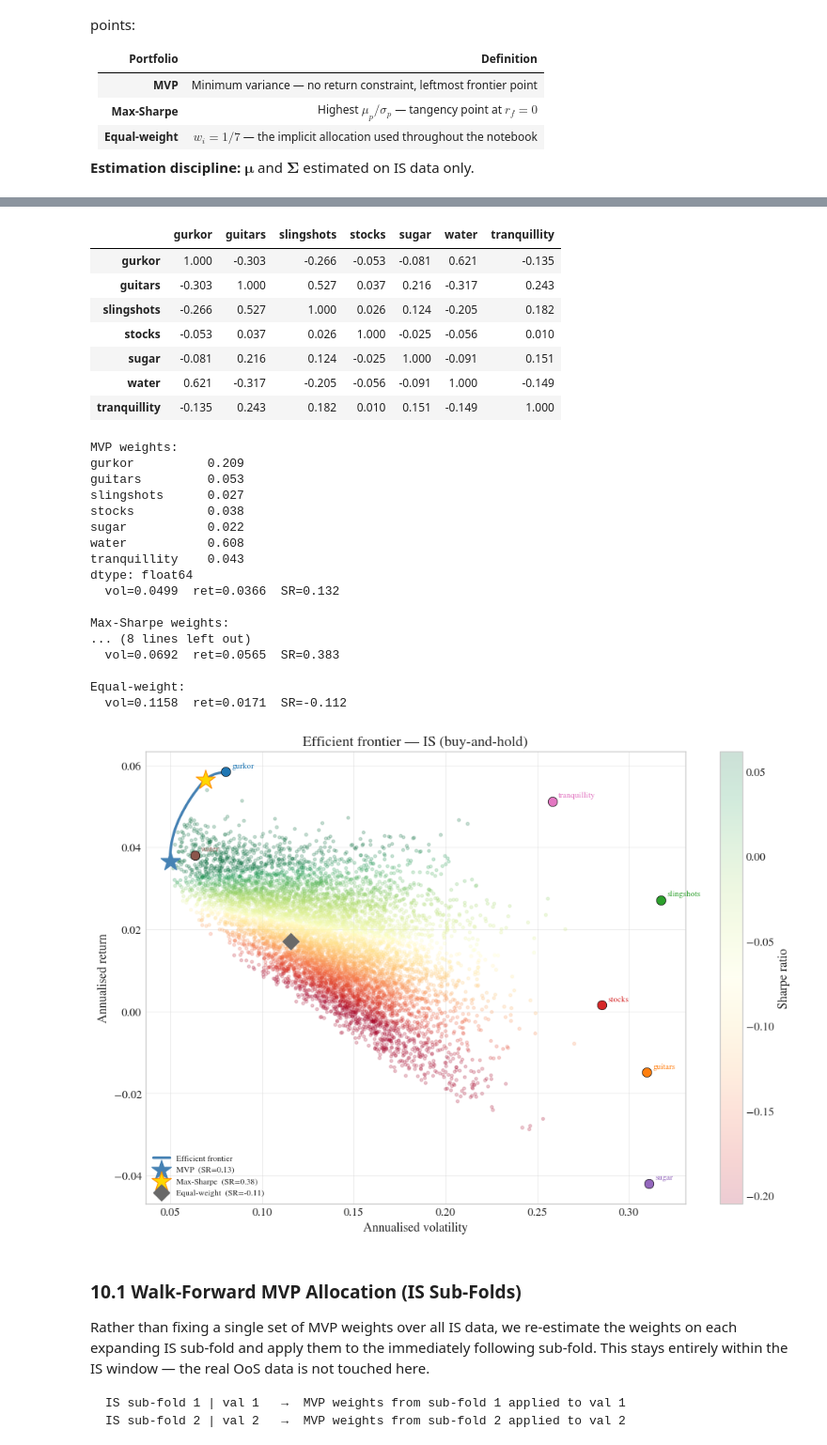
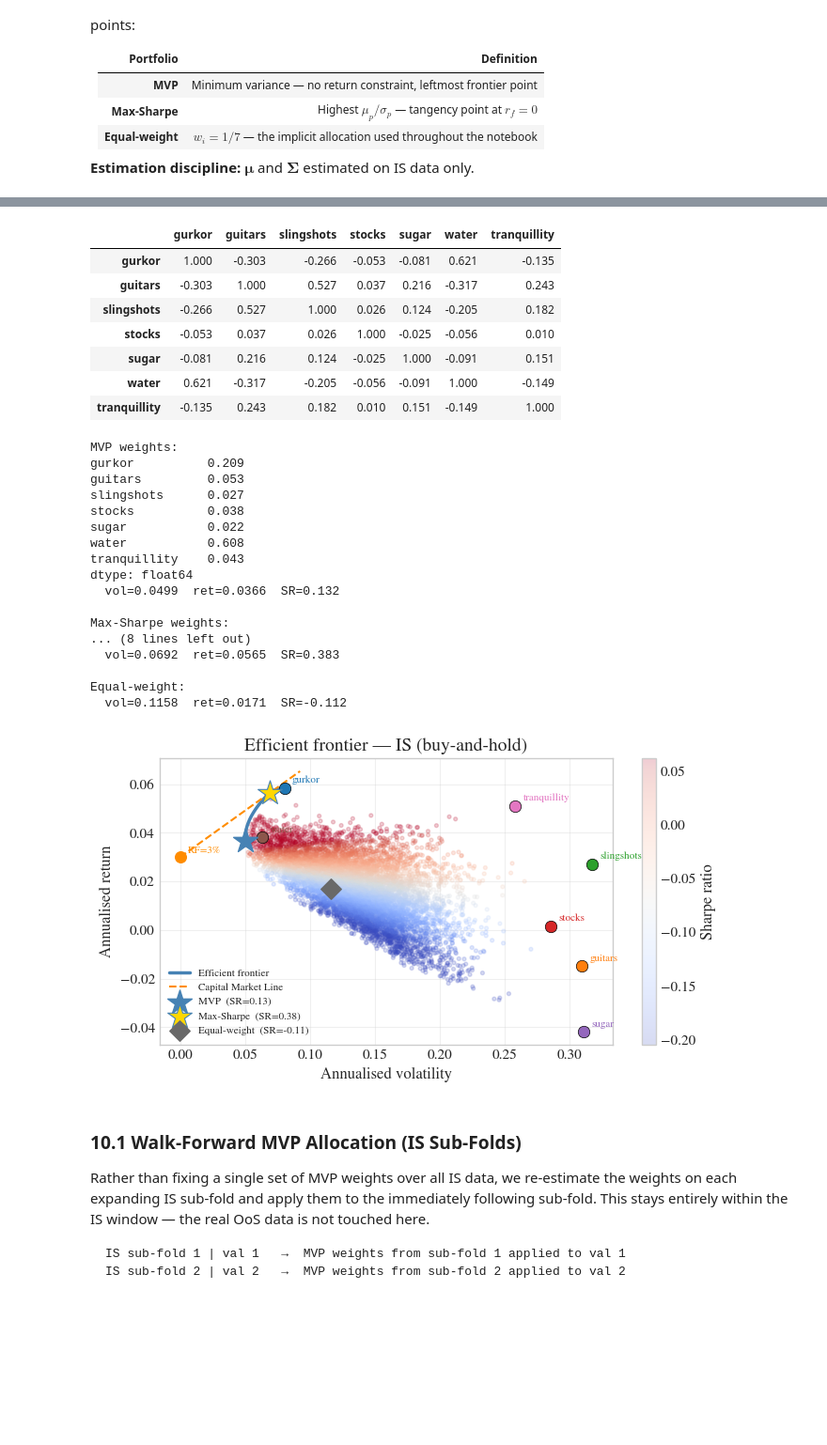
Before and after one commit to PeOll/TMS088, a Jupyter notebook: Subtasks-2/task4-Petter.ipynb, the cells around one changed output, grey strips where cells are left out. Shown at 94% size. Cells and saved outputs as stored; diff of their text form; code cells hidden in the pictures; blank space fills up the shorter version.

```diff
--- a/Subtasks-2/task4-Petter.ipynb
+++ b/Subtasks-2/task4-Petter.ipynb
@@ -296,6 +296,12 @@ def gusl_signal(prices: pd.DataFrame, window: int = 60,
                 entry_z: float = 1.5, exit_z: float = 0.5) -> pd.DataFrame:
     """Pairs wrapper: guitars / slingshots."""
     return pairs_signal(prices, "guitars", "slingshots", window, entry_z, exit_z)
+
+
+def ws_signal(prices: pd.DataFrame, window: int = 60,
+             entry_z: float = 1.5, exit_z: float = 0.5) -> pd.DataFrame:
+    """Pairs wrapper: water / slingshots."""
+    return pairs_signal(prices, "water", "slingshots", window, entry_z, exit_z)
 # %%
 def buy_and_hold_signal(prices: pd.DataFrame) -> pd.DataFrame:
     """Always long — baseline buy-and-hold. No parameters to tune."""
@@ -366,6 +372,12 @@ def gusl_ls_signal(prices: pd.DataFrame, window: int = 60,
                    entry_z: float = 1.5, exit_z: float = 0.5) -> pd.DataFrame:
     """Long-short pairs wrapper: guitars / slingshots."""
     return pairs_ls_signal(prices, "guitars", "slingshots", window, entry_z, exit_z)
+
+
+def ws_ls_signal(prices: pd.DataFrame, window: int = 60,
+                entry_z: float = 1.5, exit_z: float = 0.5) -> pd.DataFrame:
+    """Long-short pairs wrapper: water / slingshots."""
+    return pairs_ls_signal(prices, "water", "slingshots", window, entry_z, exit_z)
 # %% [markdown]
 ## 4. In-Sample Performance (Default Parameters)
 
@@ -382,8 +394,10 @@ STRAT_COLORS = {
     "MA crossover":    "steelblue",
     "Pairs g/w":       "mediumpurple",
     "Pairs gu/sl":     "crimson",
+    "Pairs w/sl":      "teal",
     "Pairs g/w LS":    "orchid",
     "Pairs gu/sl LS":  "firebrick",
+    "Pairs w/sl LS":   "darkcyan",
     "Buy & Hold":      "black",
 }
 
@@ -396,14 +410,20 @@ res_gw_ls_def   = apply_signal(gw_ls_signal(prices_is,
                                window=PAIRS_WINDOW, entry_z=PAIRS_ENTRY_Z, exit_z=PAIRS_EXIT_Z), prices_is)
 res_gusl_ls_def = apply_signal(gusl_ls_signal(prices_is,
                                window=PAIRS_WINDOW, entry_z=PAIRS_ENTRY_Z, exit_z=PAIRS_EXIT_Z), prices_is)
+res_ws_def      = apply_signal(ws_signal(prices_is,
+                               window=PAIRS_WINDOW, entry_z=PAIRS_ENTRY_Z, exit_z=PAIRS_EXIT_Z), prices_is)
+res_ws_ls_def   = apply_signal(ws_ls_signal(prices_is,
+                               window=PAIRS_WINDOW, entry_z=PAIRS_ENTRY_Z, exit_z=PAIRS_EXIT_Z), prices_is)
 res_bh_def      = apply_signal(buy_and_hold_signal(prices_is), prices_is)
 
 default_specs = [
     ("MA crossover",   res_ma_def,      "steelblue"),
     ("Pairs g/w",      res_gw_def,      "mediumpurple"),
     ("Pairs gu/sl",    res_gusl_def,    "crimson"),
+    ("Pairs w/sl",     res_ws_def,      "teal"),
     ("Pairs g/w LS",   res_gw_ls_def,   "orchid"),
     ("Pairs gu/sl LS", res_gusl_ls_def, "firebrick"),
+    ("Pairs w/sl LS",  res_ws_ls_def,   "darkcyan"),
     ("Buy & Hold",     res_bh_def,      "black"),
 ]
 
@@ -412,6 +432,8 @@ asset = "gurkor"
 col_map = {
     "Pairs gu/sl":    "guitars",
     "Pairs gu/sl LS": "guitars",
+    "Pairs w/sl":     "water",
+    "Pairs w/sl LS":  "water",
 }
 n_strats = len(default_specs)
 fig, axes = plt.subplots(n_strats, 1, figsize=(14, 3.5 * n_strats), sharex=True)
@@ -802,6 +826,8 @@ wf_ret_gw,      wf_sum_gw      = walk_forward(prices_is, gw_signal,           PA
 wf_ret_gusl,    wf_sum_gusl    = walk_forward(prices_is, gusl_signal,         PAIRS_PARAM_GRID, per_asset=False)
 wf_ret_gw_ls,   wf_sum_gw_ls   = walk_forward(prices_is, gw_ls_signal,        PAIRS_PARAM_GRID, per_asset=False)
 wf_ret_gusl_ls, wf_sum_gusl_ls = walk_forward(prices_is, gusl_ls_signal,      PAIRS_PARAM_GRID, per_asset=False)
+wf_ret_ws,      wf_sum_ws      = walk_forward(prices_is, ws_signal,           PAIRS_PARAM_GRID, per_asset=False)
+wf_ret_ws_ls,   wf_sum_ws_ls   = walk_forward(prices_is, ws_ls_signal,        PAIRS_PARAM_GRID, per_asset=False)
 wf_ret_bh,      wf_sum_bh      = walk_forward(prices_is, buy_and_hold_signal, [{}],             per_asset=False)
 print(f"Done. ({len(wf_summary)} folds)")
 
@@ -809,8 +835,10 @@ wf_specs = [
     ("MA crossover",   wf_returns,     wf_summary),
     ("Pairs g/w",      wf_ret_gw,      wf_sum_gw),
     ("Pairs gu/sl",    wf_ret_gusl,    wf_sum_gusl),
+    ("Pairs w/sl",     wf_ret_ws,      wf_sum_ws),
     ("Pairs g/w LS",   wf_ret_gw_ls,   wf_sum_gw_ls),
     ("Pairs gu/sl LS", wf_ret_gusl_ls, wf_sum_gusl_ls),
+    ("Pairs w/sl LS",  wf_ret_ws_ls,   wf_sum_ws_ls),
     ("Buy & Hold",     wf_ret_bh,      wf_sum_bh),
 ]
 # %% [output]
@@ -1642,14 +1633,22 @@ mc_vols_is = np.sqrt(np.einsum("ij,jk,ik->i", mc_w, Sigma_a.values, mc_w))
 mc_sr_is   = (mc_rets_is - RF) / mc_vols_is
 
 # ── Plot: IS efficient frontier ───────────────────────────────────────────────
-fig, ax = plt.subplots(figsize=(10, 7))
+fig, ax = plt.subplots()
 
-sc = ax.scatter(mc_vols_is, mc_rets_is, c=mc_sr_is, cmap="RdYlGn", alpha=0.2, s=8,
+sc = ax.scatter(mc_vols_is, mc_rets_is, c=mc_sr_is, cmap="coolwarm", alpha=0.2, s=8,
                 vmin=np.percentile(mc_sr_is, 5), vmax=np.percentile(mc_sr_is, 95), zorder=1)
 plt.colorbar(sc, ax=ax, label="Sharpe ratio")
 
 ax.plot(is_frontier_vols, is_target_rets, color="steelblue", linewidth=2.5, zorder=2,
         label="Efficient frontier")
+
+msr_vl_tmp = float(np.sqrt(msr_w @ Sigma_a.values @ msr_w))
+msr_r_tmp  = float(msr_w @ mu_a.values)
+cml_x = np.linspace(0, np.nanmax(is_frontier_vols) * 1.15, 300)
+ax.plot(cml_x, RF + ((msr_r_tmp - RF) / msr_vl_tmp) * cml_x,
+        color="darkorange", linewidth=1.5, linestyle="--", zorder=3, label="Capital Market Line")
+ax.scatter(0, RF, marker="o", s=70, color="darkorange", zorder=5)
+ax.annotate(f"RF={RF:.0%}", (0, RF), textcoords="offset points", xytext=(6, 3), fontsize=8, color="darkorange")
 
 mvp_vl, mvp_r = port_vol(mvp_w), port_ret(mvp_w)
 ax.scatter(mvp_vl, mvp_r, marker="*", s=380, color="steelblue", zorder=5,
@@ -1658,7 +1657,7 @@ ax.scatter(mvp_vl, mvp_r, marker="*", s=380, color="steelblue", zorder=5,
 msr_vl = float(np.sqrt(msr_w @ Sigma_a.values @ msr_w))
 msr_r  = float(msr_w @ mu_a.values)
 ax.scatter(msr_vl, msr_r, marker="*", s=380, color="gold",
-           edgecolors="darkorange", linewidth=0.8, zorder=5,
+           edgecolors="steelblue", linewidth=0.8, zorder=5,
            label=f"Max-Sharpe  (SR={(msr_r-RF)/msr_vl:.2f})")
 
 ew_vl = float(np.sqrt(ew_w @ Sigma_a.values @ ew_w))
@@ -1695,34 +1694,34 @@ dtype: float64
 
 IS annualised volatility per asset:
 [0.0803 0.3096 0.3175 0.2852 0.3107 0.0634 0.2582]
 
 IS correlation matrix:
 |  | gurkor | guitars | slingshots | stocks | sugar | water | tranquillity |
 | gurkor | 1.000 | -0.303 | -0.266 | -0.053 | -0.081 | 0.621 | -0.135 |
 | guitars | -0.303 | 1.000 | 0.527 | 0.037 | 0.216 | -0.317 | 0.243 |
 | slingshots | -0.266 | 0.527 | 1.000 | 0.026 | 0.124 | -0.205 | 0.182 |
 | stocks | -0.053 | 0.037 | 0.026 | 1.000 | -0.025 | -0.056 | 0.010 |
 | sugar | -0.081 | 0.216 | 0.124 | -0.025 | 1.000 | -0.091 | 0.151 |
 | water | 0.621 | -0.317 | -0.205 | -0.056 | -0.091 | 1.000 | -0.149 |
 | tranquillity | -0.135 | 0.243 | 0.182 | 0.010 | 0.151 | -0.149 | 1.000 |
 MVP weights:
 gurkor          0.209
 guitars         0.053
 slingshots      0.027
 stocks          0.038
 sugar           0.022
 water           0.608
 tranquillity    0.043
 dtype: float64
   vol=0.0499  ret=0.0366  SR=0.132
 
 Max-Sharpe weights:
 ... (8 lines left out)
   vol=0.0692  ret=0.0565  SR=0.383
 
 Equal-weight:
   vol=0.1158  ret=0.0171  SR=-0.112
-[figure, old version]
+[figure, new version]
 # %% [markdown]
 ### 10.1 Walk-Forward MVP Allocation (IS Sub-Folds)
 
```
Also changed, not shown: parts of 6 cells of this notebook.
